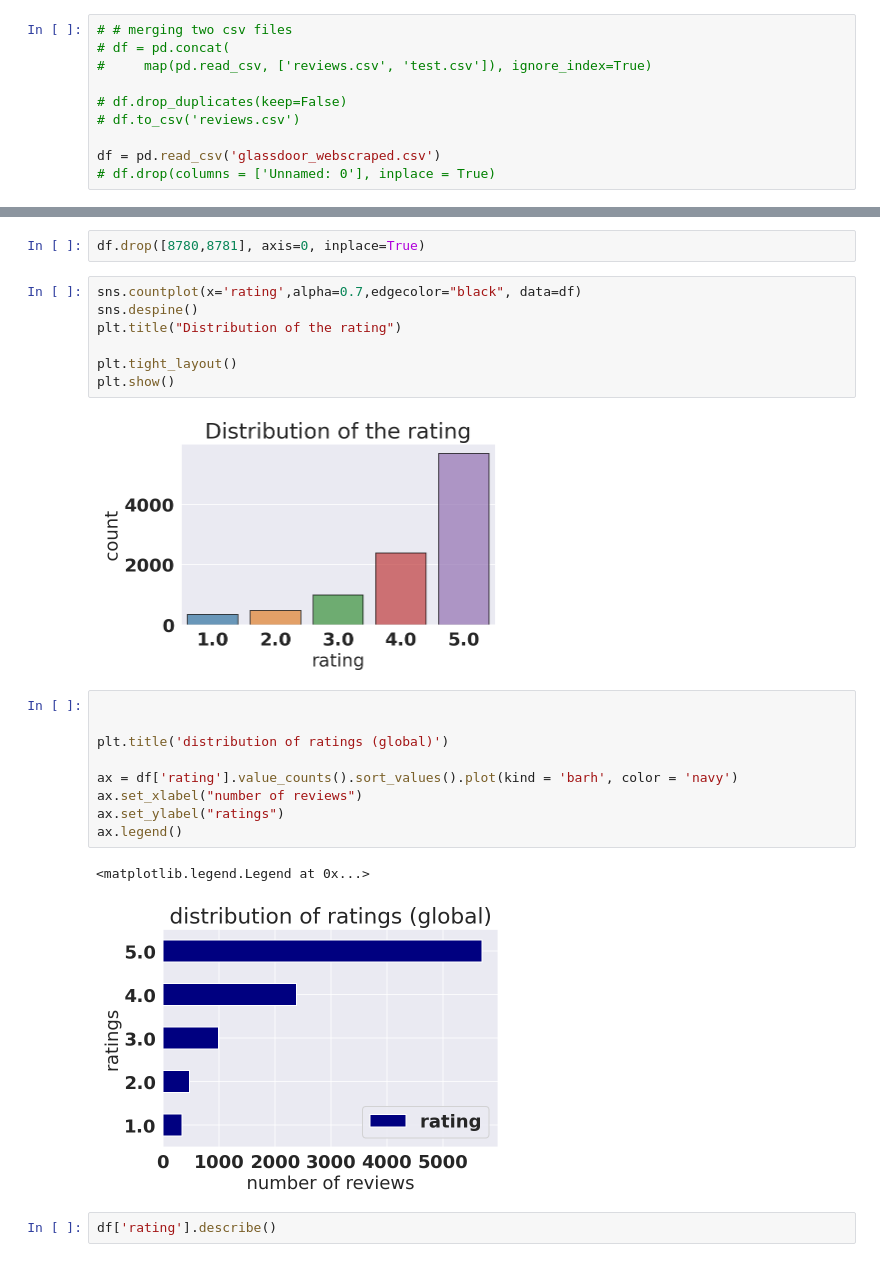
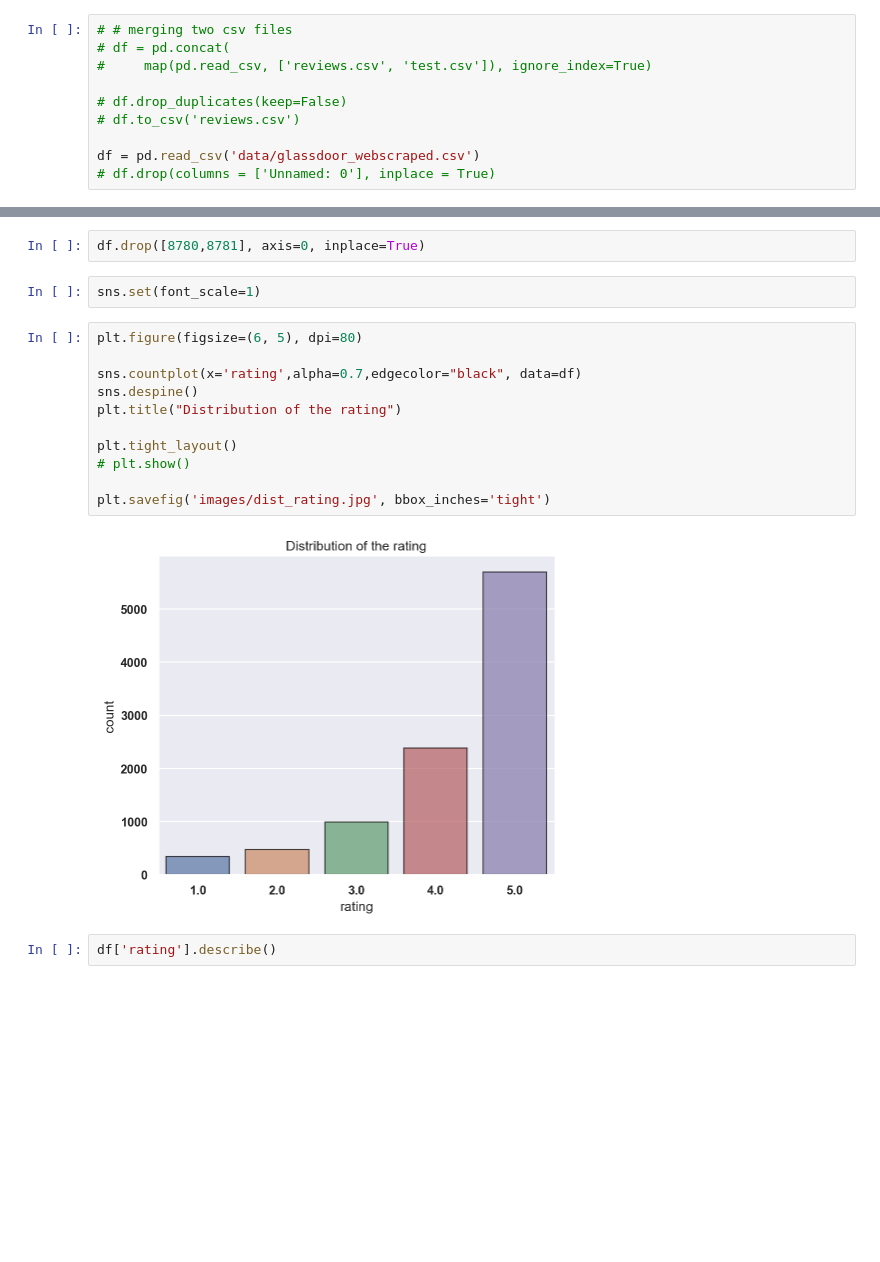
Before and after one commit to hitomi1104/sf_employee_review, a Jupyter notebook: global/EDA.ipynb, the cells around one changed output, grey strips where cells are left out. Drawn from its saved outputs; the diff is of its cells as text; blank space fills up the shorter version.

```diff
--- a/global/EDA.ipynb
+++ b/global/EDA.ipynb
@@ -49,5 +49,5 @@ plt.rc('font', **font)
 # df.drop_duplicates(keep=False)
 # df.to_csv('reviews.csv')
 
-df = pd.read_csv('glassdoor_webscraped.csv')
+df = pd.read_csv('data/glassdoor_webscraped.csv')
 # df.drop(columns = ['Unnamed: 0'], inplace = True)
@@ -85,27 +68,21 @@ cons              1
 dtype: int64
 # %%
 df.drop([8780,8781], axis=0, inplace=True)
+# %%
+sns.set(font_scale=1)
 # %%
+plt.figure(figsize=(6, 5), dpi=80)
+
 sns.countplot(x='rating',alpha=0.7,edgecolor="black", data=df)
 sns.despine()
 plt.title("Distribution of the rating")
 
 plt.tight_layout()
-plt.show()
+# plt.show()
+
+plt.savefig('images/dist_rating.jpg', bbox_inches='tight')
 # %% [output]
-[figure, old version]
+[figure, new version]
-# %%
-
-
-plt.title('distribution of ratings (global)')
-
-ax = df['rating'].value_counts().sort_values().plot(kind = 'barh', color = 'navy')
-ax.set_xlabel("number of reviews")
-ax.set_ylabel("ratings")
-ax.legend()
-# %% [output]
-<matplotlib.legend.Legend at 0x...>
-[figure, removed]
 # %%
 df['rating'].describe()
 # %% [output]
```
Also changed, not shown: parts of 24 cells of this notebook, 4 other files.
